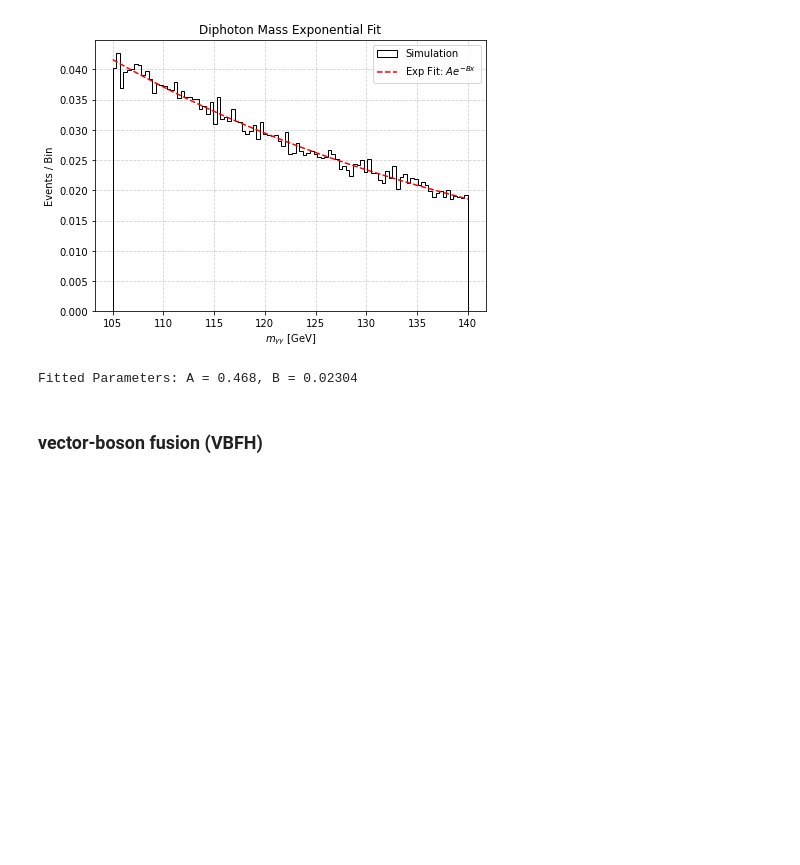
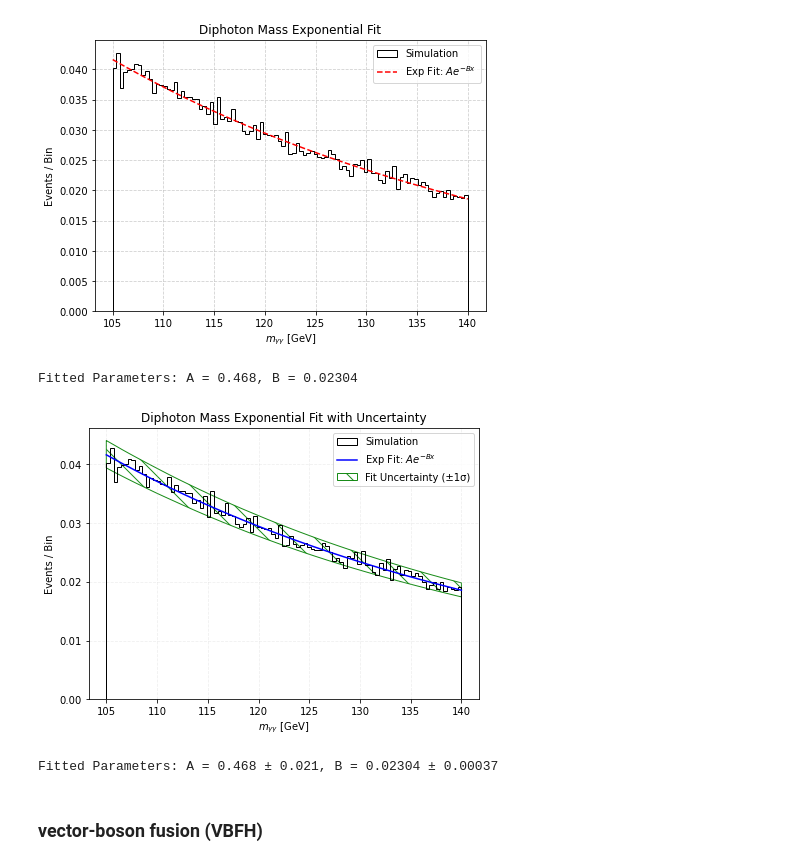
Before and after one commit to tiwariPC/hhbbgg_AwkwardAnalyzer, a Jupyter notebook: stats_study/notebook_signal_fitting/background_fit_resonant.ipynb, the cells around one changed output. Saved outputs shown, nothing was run; the diff lists cells and outputs as text; code cells hidden in the pictures; blank space fills up the shorter version.

```diff
--- a/stats_study/notebook_signal_fitting/background_fit_resonant.ipynb
+++ b/stats_study/notebook_signal_fitting/background_fit_resonant.ipynb
@@ -131,3 +133,66 @@ Fitted Parameters: A = 0.468, B = 0.02304
+# %%
+import numpy as np
+import matplotlib.pyplot as plt
+from scipy.optimize import curve_fit
+
+# Define exponential function for fitting
+def exp_fit(x, A, B):
+    return A * np.exp(-B * x)
+
+# Create histogram
+bins = np.linspace(105, 140, 100)  # Adjust as needed
+hist, bin_edges = np.histogram(diphoton_mass_np, bins=bins, density=True)
+bin_centers = (bin_edges[:-1] + bin_edges[1:]) / 2  # Compute bin centers
+
+# Fit histogram data to exponential function
+params, covariance = curve_fit(exp_fit, bin_centers, hist, p0=[1, 0.01])
+
+# Extract fit parameters and uncertainties
+A_fit, B_fit = params
+A_err, B_err = np.sqrt(np.diag(covariance))  # Uncertainties
+
+# Generate fitted curve
+x_fit = np.linspace(105, 140, 500)
+y_fit = exp_fit(x_fit, A_fit, B_fit)
+
+# Generate uncertainty bands using Monte Carlo sampling
+num_samples = 1000
+y_samples = np.array([exp_fit(x_fit,
+                              np.random.normal(A_fit, A_err),
+                              np.random.normal(B_fit, B_err))
+                      for _ in range(num_samples)])
+
+y_err_up = np.percentile(y_samples, 84, axis=0)  # +1σ (Upper bound)
+y_err_down = np.percentile(y_samples, 16, axis=0)  # -1σ (Lower bound)
+
+# Plot histogram
+plt.figure(figsize=(7, 5))
+plt.hist(diphoton_mass_np, bins=bins, density=True, histtype="step", color="black", label="Simulation")
+
+# Plot fit and hatched uncertainty bands
+plt.plot(x_fit, y_fit, color="blue", linestyle="-", label=r"Exp Fit: $A e^{-Bx}$")
+
+# Apply hatched pattern to uncertainty band
+plt.fill_between(x_fit, y_err_down, y_err_up,
+                 facecolor="none", edgecolor="green", hatch="\\", alpha=0.9, label="Fit Uncertainty (±1σ)")
+
+# Labels and CMS-style formatting
+plt.xlabel(r"$m_{\gamma\gamma}$ [GeV]")
+plt.ylabel("Events / Bin")
+plt.legend()
+plt.title("Diphoton Mass Exponential Fit with Uncertainty")
+plt.grid(True, linestyle="--", alpha=0.2)
+
+# Save the plot
+plt.savefig("/afs/cern.ch/user/s/sraj/sraj/www/CUA/HH-bbgg/stat_study/background_diphoton/fitting_GGJets_with_hatch_uncertainty.pdf")
+plt.savefig("/afs/cern.ch/user/s/sraj/sraj/www/CUA/HH-bbgg/stat_study/background_diphoton/fitting_GGJets_with_hatch_uncertainty.png")
+plt.show()
+
+# Print fit parameters with uncertainties
+print(f"Fitted Parameters: A = {A_fit:.3f} ± {A_err:.3f}, B = {B_fit:.5f} ± {B_err:.5f}")
+# %% [output]
+[figure, added]
+Fitted Parameters: A = 0.468 ± 0.021, B = 0.02304 ± 0.00037
 # %% [markdown]
 ### vector-boson fusion (VBFH)
 # %%
```
Also changed, not shown: parts of 12 cells of this notebook, 3 other files.
